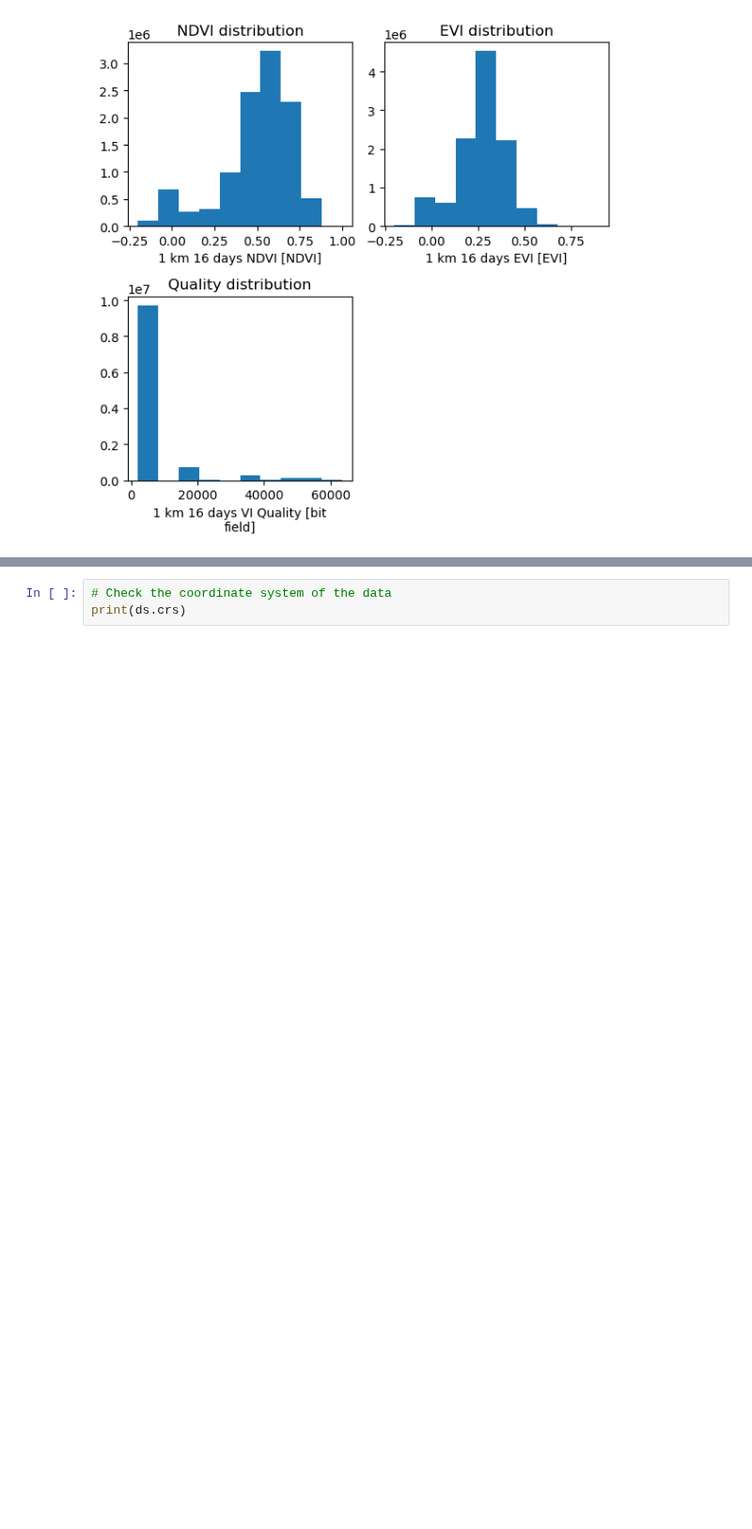
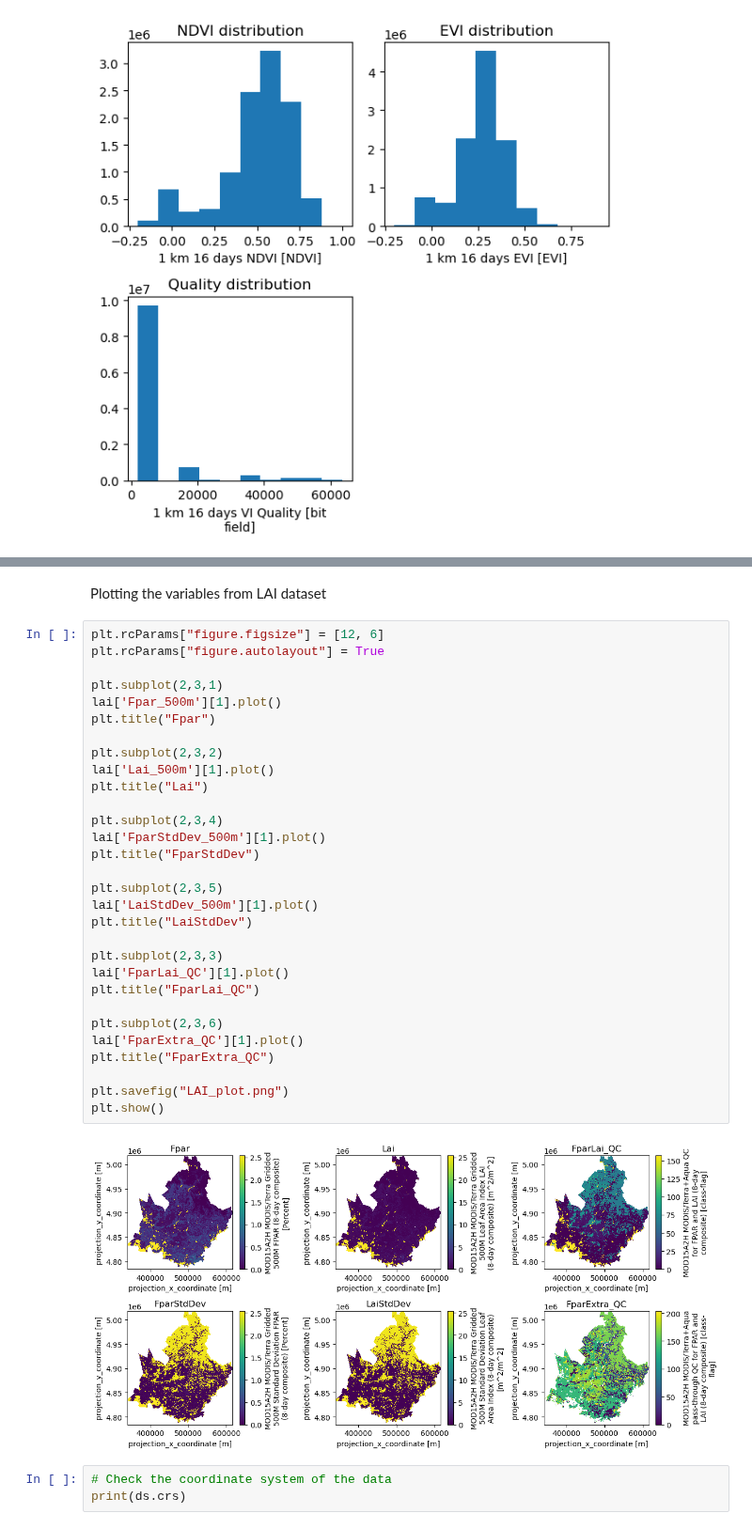
Before and after one commit to Sliders122/wildfire, a Jupyter notebook: src/Inspect_raw_data.ipynb, the cells around one changed output, grey strips where cells are left out. Shown at 94% size. Saved outputs shown, nothing was run; the diff lists cells and outputs as text; blank space fills up the shorter version.

```diff
--- a/src/Inspect_raw_data.ipynb
+++ b/src/Inspect_raw_data.ipynb
@@ -142,3 +143,37 @@ plt.show()
+# %% [markdown]
+Plotting the variables from LAI dataset
+# %%
+plt.rcParams["figure.figsize"] = [12, 6]
+plt.rcParams["figure.autolayout"] = True
+
+plt.subplot(2,3,1)
+lai['Fpar_500m'][1].plot()
+plt.title("Fpar")
+
+plt.subplot(2,3,2)
+lai['Lai_500m'][1].plot()
+plt.title("Lai")
+
+plt.subplot(2,3,4)
+lai['FparStdDev_500m'][1].plot()
+plt.title("FparStdDev")
+
+plt.subplot(2,3,5)
+lai['LaiStdDev_500m'][1].plot()
+plt.title("LaiStdDev")
+
+plt.subplot(2,3,3)
+lai['FparLai_QC'][1].plot()
+plt.title("FparLai_QC")
+
+plt.subplot(2,3,6)
+lai['FparExtra_QC'][1].plot()
+plt.title("FparExtra_QC")
+
+plt.savefig("LAI_plot.png")
+plt.show()
+# %% [output]
+[figure, added]
 # %%
 # Check the coordinate system of the data
 print(ds.crs)
```
Also changed, not shown: parts of 4 cells of this notebook.
